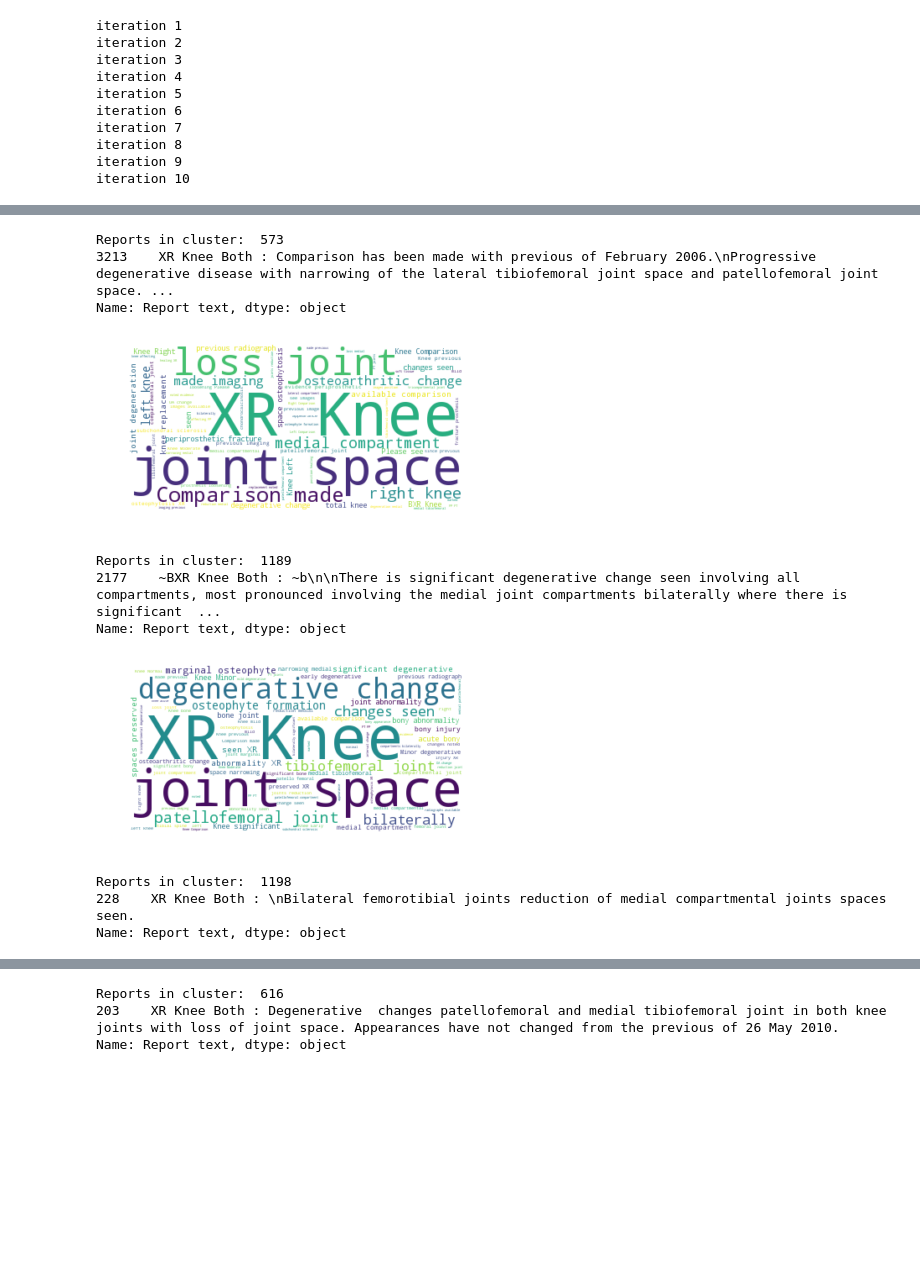
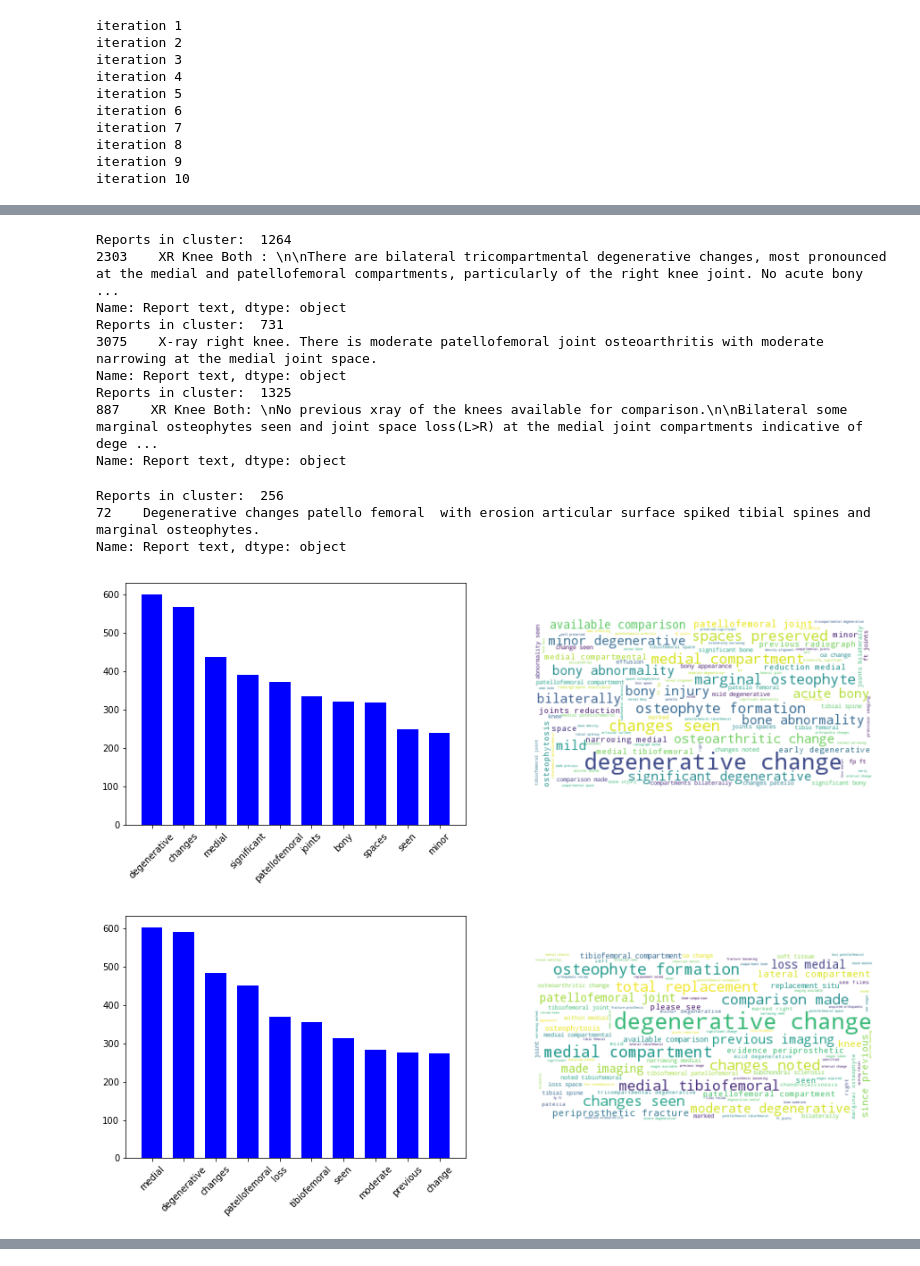
Before and after one commit to kasimayy/x_ray_fracture_localisation, a Jupyter notebook: VisualiseReports.ipynb, the cells around one changed output, grey strips where cells are left out. Drawn from its saved outputs; the diff is of its cells as text; code cells hidden in the pictures; blank space fills up the shorter version.

```diff
--- a/VisualiseReports.ipynb
+++ b/VisualiseReports.ipynb
@@ -58,6 +60,7 @@ random.seed(123)
 np.random.seed(123)
 
 reports = []
+reports_tok = []
 labels = []
 words = []
 for i, row in df.iterrows():
@@ -77,11 +80,13 @@ for i, row in df.iterrows():
     report_tok = word_tokenize(report)
 
     # Remove stopwords
-    filtered_report = [word for word in report_tok if word not in stopwords.words('english')]
+    filtered_report_tok = [word for word in report_tok if word not in stopwords.words('english')]
+    filtered_report = ' '.join(filtered_report_tok)
 
     reports.append(filtered_report)
+    reports_tok.append(filtered_report_tok)
     labels.append(row['Accession'])
-    [words.append(word) for word in filtered_report]
+    [words.append(word) for word in filtered_report_tok]
 
 print 'Vocab length: ', len(sorted(set(words)))
 print 'Avg no. of appearances: ', len(words)/len(sorted(set(words)))
@@ -89,6 +94,7 @@ fdist_all = nltk.FreqDist(words)
 freqs = [freq for _, freq in fdist_all.most_common()]
 print 'STD: ', np.std(freqs)
 #print fdist_all.hapaxes()
+print 'Number of reports: ', len(reports)
 # %% [output]
 Vocab length:  1770
 Avg no. of appearances:  51
@@ -267,37 +305,59 @@ plot_pca(vectors, report_samples_linebreaks, kmeans_labels, num_clusters, num_sa
 # %%
 # Visualise words in clusters
+from nltk.corpus import stopwords
 from wordcloud import WordCloud
 %matplotlib inline
+
+mystoplist = ['xr', 'knee', 'both', 'x-ray', 'joint', 'left', 'right', 'space', ':']
+stoplist = mystoplist + stopwords.words('english')
+
 clusters = {}
 for k in range(num_clusters):
     wc = WordCloud(background_color="white")
     #report_sample =  random.sample(list(report_list))
     #print report_sample
     clusters["cluster{0}".format(k)] = [i for i,j in zip(report_samples, kmeans_labels) if j==k]
     #print random.choice(list(clusters["cluster{0}".format(k)]))
+
+    #print type(clusters["cluster{0}".format(k)])
+    report_list = [' '.join(report).lower() for report in clusters["cluster{0}".format(k)]]
+    report_text = ' '.join(report_list)
+    report_words = report_text.split()
+    filtered_report_text = [word for word in report_words if word not in stoplist]
+
+    # frequency hist
+    fig, (a1,a2) = plt.subplots(1, 2, figsize=(15, 5))
+    fdist_all = nltk.FreqDist(filtered_report_text)
+    hist = [(word,freq) for word, freq in fdist_all.most_common(10)]
+    words = [str(word) for word in zip(*hist)[0]]
+    counts = range(len(words))
+    frequency = zip(*hist)[1]
+    a1.bar(counts, frequency, 1/1.5, color="blue", align='center')
+    plt.sca(a1)
+    plt.xticks(counts, words, rotation=45)
+
+    # wordcloud
+    wordcloud = wc.generate(' '.join(filtered_report_text))
+    a2.imshow(wordcloud, interpolation='bilinear')
+    a2.axis("off")
+    fig.show()
+
     print 'Reports in cluster: ', len(clusters["cluster{0}".format(k)])
     print clusters["cluster{0}".format(k)][np.random.choice(len(clusters["cluster{0}".format(k)]))]
-    #print type(clusters["cluster{0}".format(k)])
-    text_list = [' '.join(report) for report in clusters["cluster{0}".format(k)]]
-    text = ' '.join(text_list)
-    wordcloud = wc.generate(text)
-    plt.figure()
-    plt.imshow(wordcloud, interpolation='bilinear')
-    plt.axis("off")
-    #plt.text(10,10, clusters["cluster{0}".format(k)][0])
-    #plt.show()
-    plt.show()
 
 #print len(clusters['cluster0'])
 # %% [output]
-Reports in cluster:  573
-3213    XR Knee Both : Comparison has been made with previous of February 2006.\nProgressive degenerative disease with narrowing of the lateral tibiofemoral joint space and patellofemoral joint space. ...
+Reports in cluster:  1264
+2303    XR Knee Both : \n\nThere are bilateral tricompartmental degenerative changes, most pronounced at the medial and patellofemoral compartments, particularly of the right knee joint. No acute bony ...
 Name: Report text, dtype: object
+Reports in cluster:  731
+3075    X-ray right knee. There is moderate patellofemoral joint osteoarthritis with moderate narrowing at the medial joint space.
+Name: Report text, dtype: object
+Reports in cluster:  1325
+887    XR Knee Both: \nNo previous xray of the knees available for comparison.\n\nBilateral some marginal osteophytes seen and joint space loss(L>R) at the medial joint compartments indicative of dege ...
+Name: Report text, dtype: object
+Reports in cluster:  256
+72    Degenerative changes patello femoral  with erosion articular surface spiked tibial spines and marginal osteophytes.
+Name: Report text, dtype: object
-[figure, old version]
+[figure, new version]
-Reports in cluster:  1189
-2177    ~BXR Knee Both : ~b\n\nThere is significant degenerative change seen involving all compartments, most pronounced involving the medial joint compartments bilaterally where there is significant  ...
-Name: Report text, dtype: object
-[figure, old version]
+[figure, new version]
-Reports in cluster:  1198
-228    XR Knee Both : \nBilateral femorotibial joints reduction of medial compartmental joints spaces seen.
-Name: Report text, dtype: object
@@ -305,3 +364,0 @@ Name: Report text, dtype: object
-Reports in cluster:  616
-203    XR Knee Both : Degenerative  changes patellofemoral and medial tibiofemoral joint in both knee joints with loss of joint space. Appearances have not changed from the previous of 26 May 2010.
-Name: Report text, dtype: object
```
Also changed, not shown: parts of 17 cells of this notebook.
